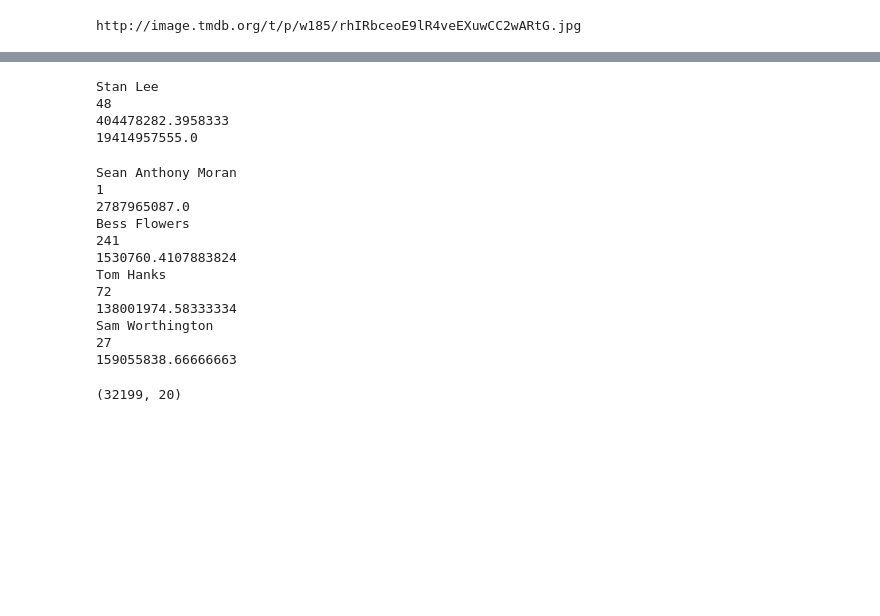
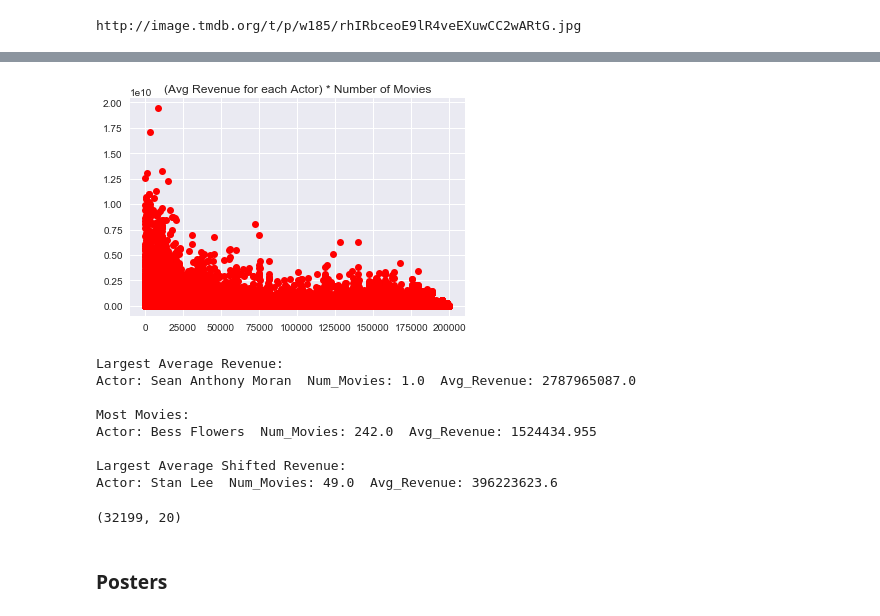
Before and after one commit to christian7137/MovieDataset, a Jupyter notebook: MovieNB_1.ipynb, the cells around one changed output, grey strips where cells are left out. Drawn from its saved outputs; the diff is of its cells as text; code cells hidden in the pictures; blank space fills up the shorter version.

```diff
--- a/MovieNB_1.ipynb
+++ b/MovieNB_1.ipynb
@@ -245,41 +245,25 @@ plt.show()
-# %%
-shift_idx = shifted_revenue.index(max(shifted_revenue))
-print(actors[shift_idx])
-print(num_movies[shift_idx])
-print(revenue_avg[shift_idx])
-print(shifted_revenue[shift_idx])
-# %% [output]
-Stan Lee
-48
-404478282.3958333
-19414957555.0
-# %%
-idx = revenue_avg.index(max(revenue_avg))
-print(actors[idx])
-print(num_movies[idx])
-print(revenue_avg[idx])
-idx2 = num_movies.index(max(num_movies))
-print(actors[idx2])
-print(num_movies[idx2])
-print(revenue_avg[idx2])
-idx3 = actors.index("Tom Hanks")
-print(actors[idx3])
-print(num_movies[idx3])
-print(revenue_avg[idx3])
-idx4 = actors.index("Sam Worthington")
-print(actors[idx4])
-print(num_movies[idx4])
-print(revenue_avg[idx4])
-# %% [output]
-Sean Anthony Moran
-1
-2787965087.0
-Bess Flowers
-241
-1530760.4107883824
-Tom Hanks
-72
-138001974.58333334
-Sam Worthington
-27
-159055838.66666663
+# %%
+plt.plot(x,rev_sh, 'ro')
+plt.title("(Avg Revenue for each Actor) * Number of Movies")
+plt.show()
+# %% [output]
+[figure, added]
+# %%
+actor = actors_df['average_revenue'].argmax()
+actor2 = actors_df['number_of_movies'].argmax()
+actor3 = actors_df['average_revenue (shifted)'].argmax()
+print ("Largest Average Revenue:")
+print("Actor: " + actor + "  Num_Movies: " + str(actors_df.loc[actor,'number_of_movies']) + "  Avg_Revenue: " + str(actors_df.loc[actor,'average_revenue']) + "\n")
+print ("Most Movies:")
+print("Actor: " + actor2 + "  Num_Movies: " + str(actors_df.loc[actor2,'number_of_movies']) + "  Avg_Revenue: " + str(actors_df.loc[actor2,'average_revenue']) + "\n")
+print ("Largest Average Shifted Revenue:")
+print("Actor: " + actor3 + "  Num_Movies: " + str(actors_df.loc[actor3,'number_of_movies']) + "  Avg_Revenue: " + str(actors_df.loc[actor3,'average_revenue']) + "\n")
+# %% [output]
+Largest Average Revenue:
+Actor: Sean Anthony Moran  Num_Movies: 1.0  Avg_Revenue: 2787965087.0
+
+Most Movies:
+Actor: Bess Flowers  Num_Movies: 242.0  Avg_Revenue: 1524434.955
+
+Largest Average Shifted Revenue:
+Actor: Stan Lee  Num_Movies: 49.0  Avg_Revenue: 396223623.6
@@ -288,6 +278,8 @@ Sam Worthington
 movie_df.loc[movie_df['original_language'] == 'en'].shape
 # %% [output]
 (32199, 20)
+# %% [markdown]
+### Posters
 # %%
 from PIL import Image
 
```
Also changed, not shown: parts of 12 cells of this notebook.
